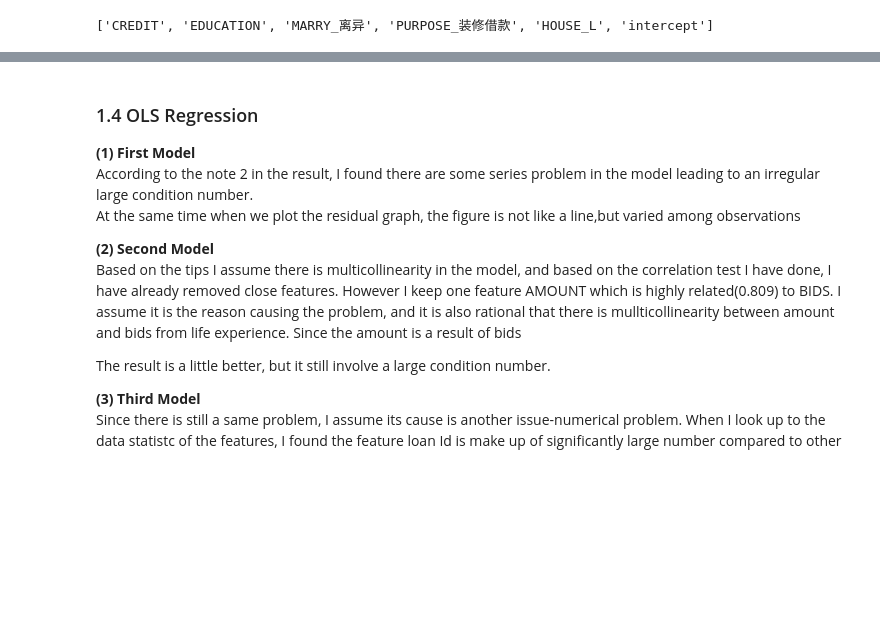
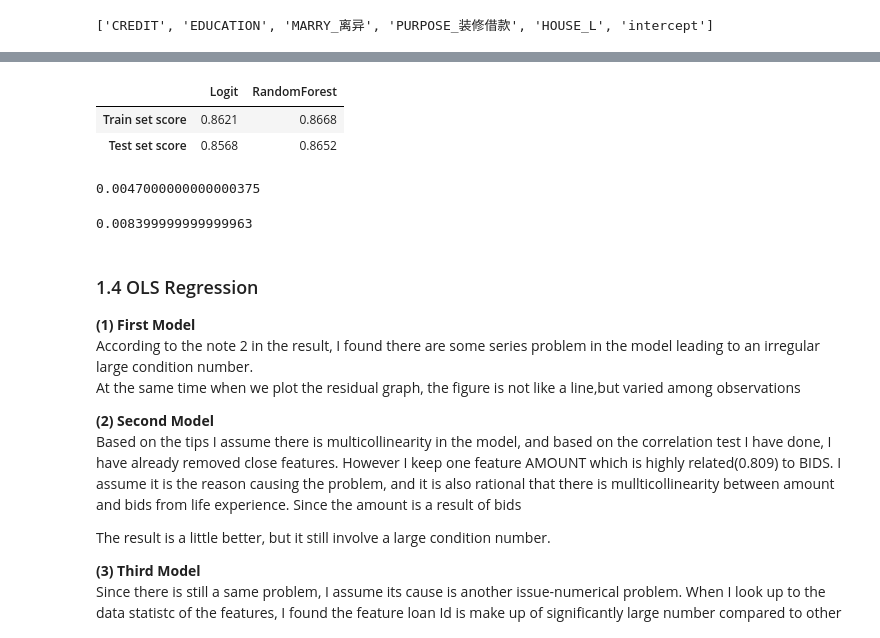
Before and after one commit to Lawrence-Lu/Jupyter, a Jupyter notebook: Fin-Tech/Assignment2/Code/Assignment 02.ipynb, the cells around one changed output, grey strips where cells are left out. Saved outputs shown, nothing was run; the diff lists cells and outputs as text; code cells hidden in the pictures; blank space fills up the shorter version.

```diff
--- a/Fin-Tech/Assignment2/Code/Assignment 02.ipynb
+++ b/Fin-Tech/Assignment2/Code/Assignment 02.ipynb
@@ -777,3 +1012,20 @@ pd.concat([df,pd.DataFrame([r_squares],columns=["Model 1","Model 2","Model 3","M
+# %%
+pd.DataFrame({
+    "Logit":[0.8621,0.8568],
+    "RandomForest":[0.8668,0.8652]},
+    index = ["Train set score","Test set score"]
+l
+)
+# %% [output]
+|  | Logit | RandomForest |
+| Train set score | 0.8621 | 0.8668 |
+| Test set score | 0.8568 | 0.8652 |
+# %%
+0.8668 - 0.8621
+0.8652 - 0.8568
+# %% [output]
+0.0047000000000000375
+0.008399999999999963
 # %% [markdown]
 <a id="1.4"></a>
 ### 1.4 OLS Regression
```
Also changed, not shown: parts of 25 cells of this notebook.
